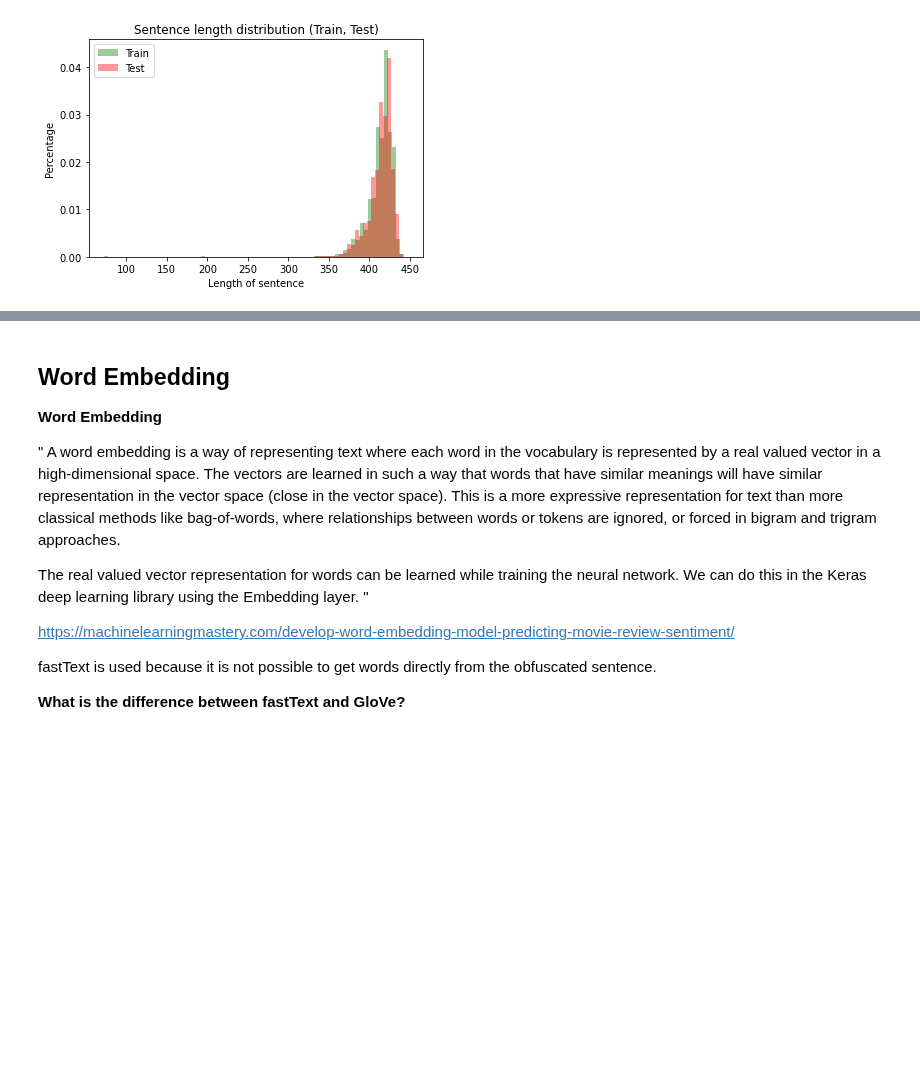
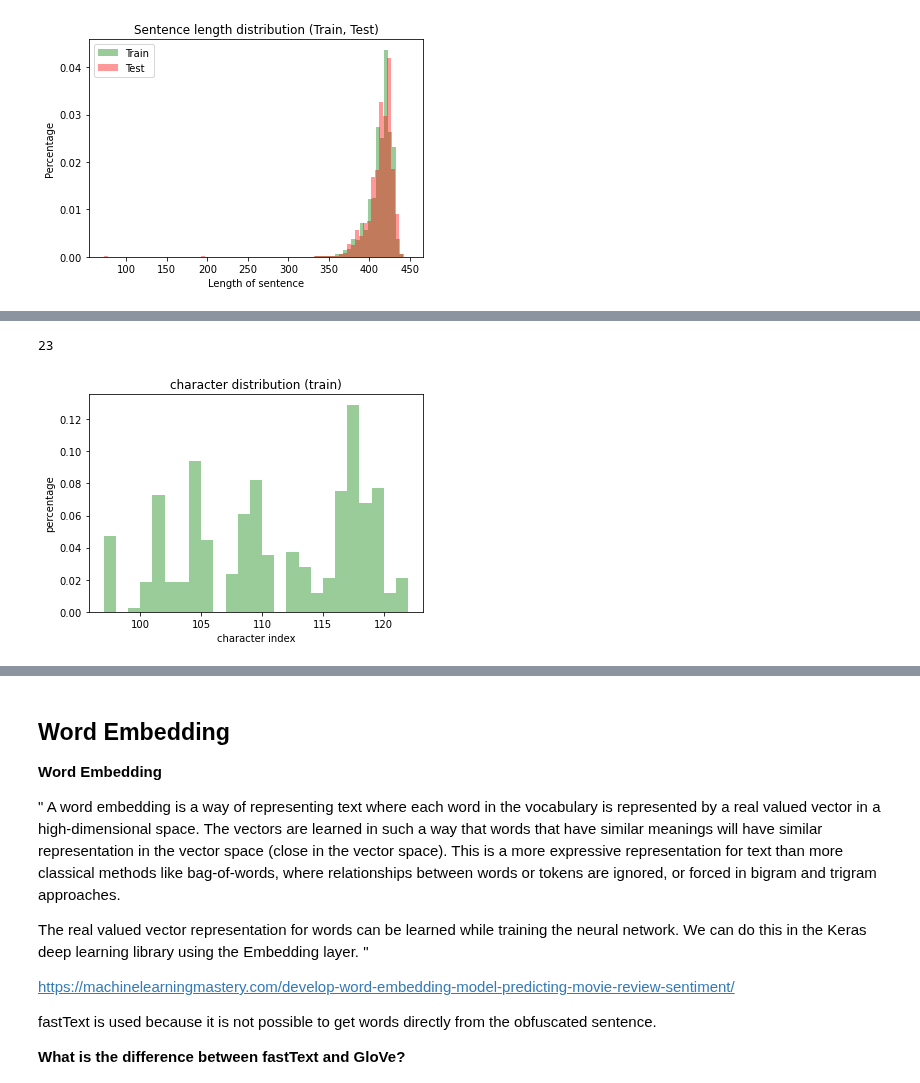
Before and after one commit to ck-unifr/novel-classification, a Jupyter notebook: novel-classification.ipynb, the cells around one changed output, grey strips where cells are left out. Drawn from its saved outputs; the diff is of its cells as text; code cells hidden in the pictures; blank space fills up the shorter version.

```diff
--- a/novel-classification.ipynb
+++ b/novel-classification.ipynb
@@ -190,0 +199,3 @@ The plot shows the distributions of sentence length in the train set and test se
+# %%
+character_train_all = [ord(char) for char in sent for sent in x_train_all]
+character_train_all_counter = collections.Counter(character_train_all)
@@ -190,0 +253,20 @@ The plot shows the distributions of sentence length in the train set and test se
+# %%
+len(character_test_counter)
+# %% [output]
+23
+# %%
+plt.hist(character_train_all,
+         bins=range(min(character_train_all), max(character_train_all) + 1, 1),
+         alpha=0.4,
+         density=True,
+         color='green',
+        )
+
+plt.xlabel("character index")
+plt.ylabel("percentage")
+plt.title("character distribution (train)")
+
+
+plt.show()
+# %% [output]
+[figure, added]
```
Also changed, not shown: parts of 13 cells of this notebook.
